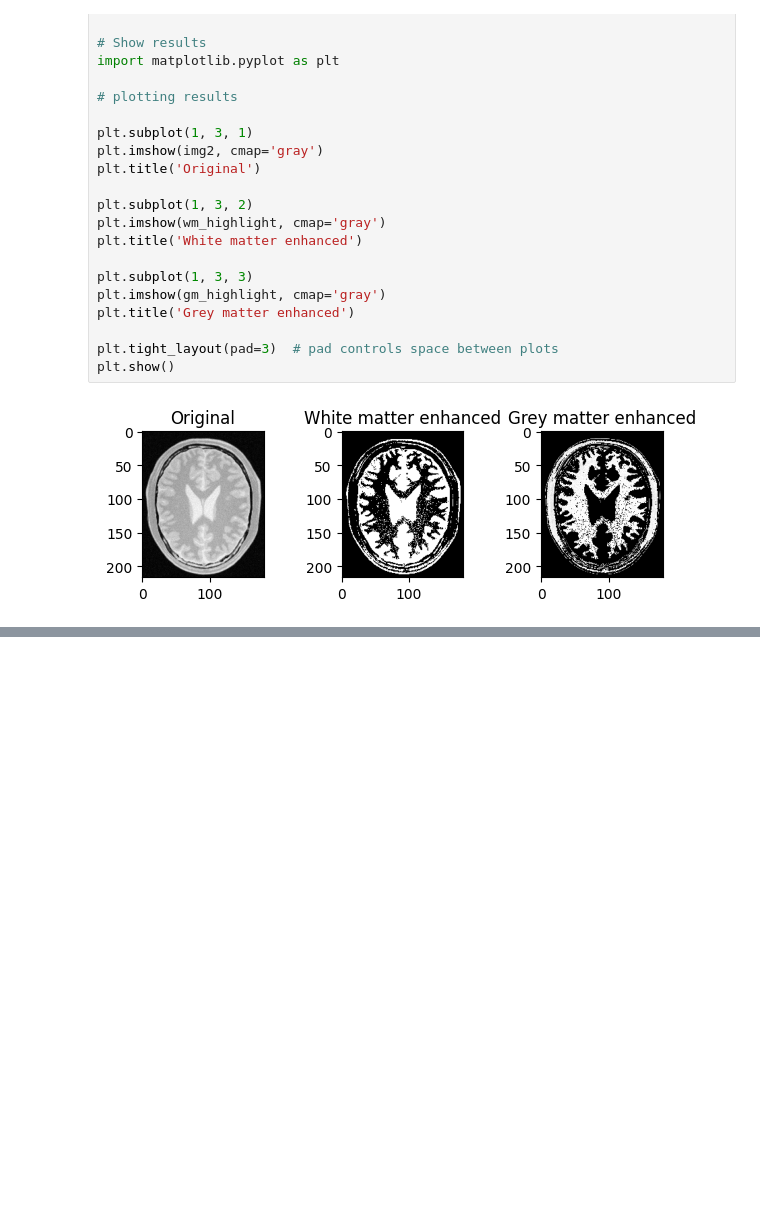
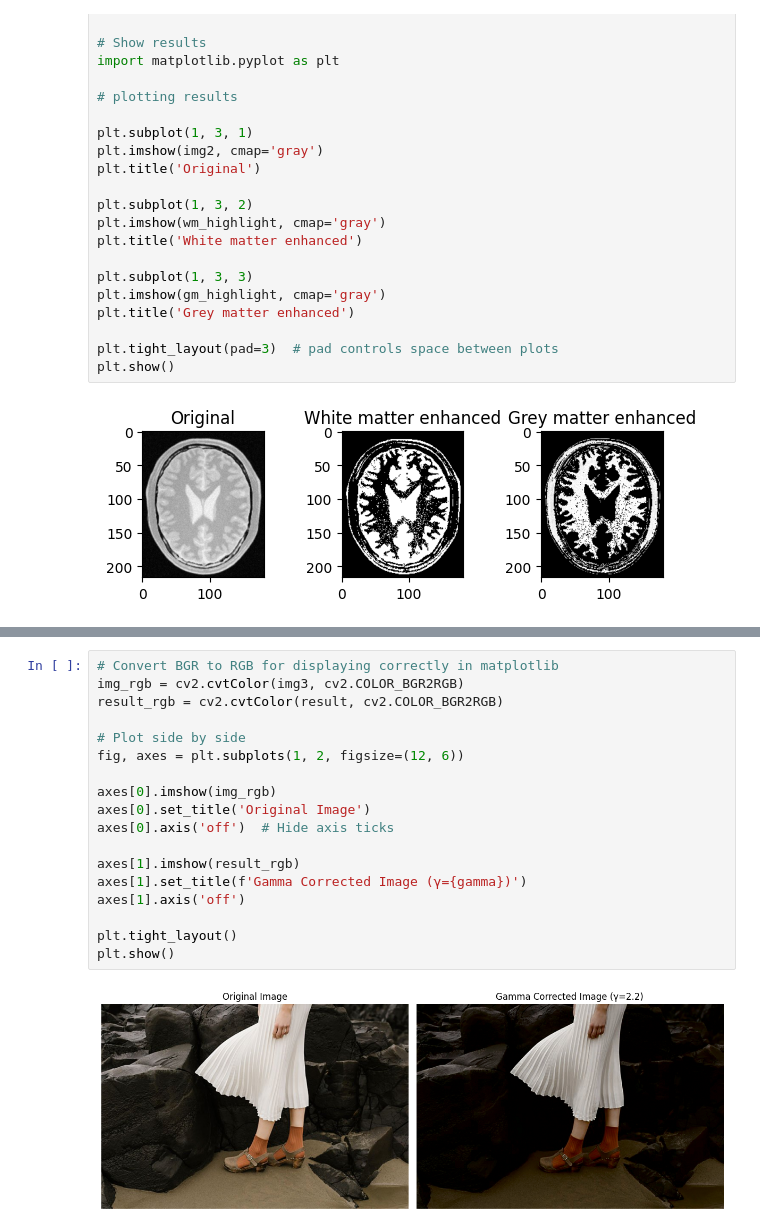
Before and after one commit to chamudiR/EN3160-Assignment, a Jupyter notebook: Assignment 1.ipynb, the cells around one changed output, grey strips where cells are left out. Saved outputs shown, nothing was run; the diff lists cells and outputs as text; blank space fills up the shorter version.

```diff
--- a/Assignment 1.ipynb
+++ b/Assignment 1.ipynb
@@ -90,0 +184,20 @@ plt.show()
+# %%
+# Convert BGR to RGB for displaying correctly in matplotlib
+img_rgb = cv2.cvtColor(img3, cv2.COLOR_BGR2RGB)
+result_rgb = cv2.cvtColor(result, cv2.COLOR_BGR2RGB)
+
+# Plot side by side
+fig, axes = plt.subplots(1, 2, figsize=(12, 6))
+
+axes[0].imshow(img_rgb)
+axes[0].set_title('Original Image')
+axes[0].axis('off')  # Hide axis ticks
+
+axes[1].imshow(result_rgb)
+axes[1].set_title(f'Gamma Corrected Image (γ={gamma})')
+axes[1].axis('off')
+
+plt.tight_layout()
+plt.show()
+# %% [output]
+[figure, added]
```
Also changed, not shown: parts of 7 cells of this notebook.
